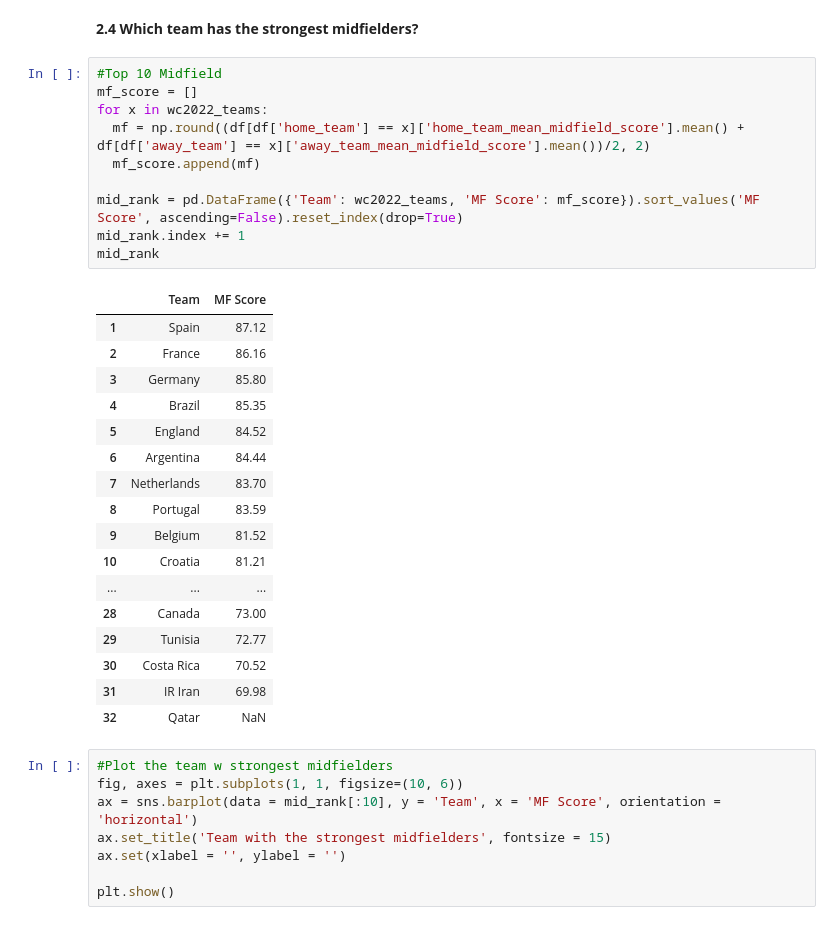
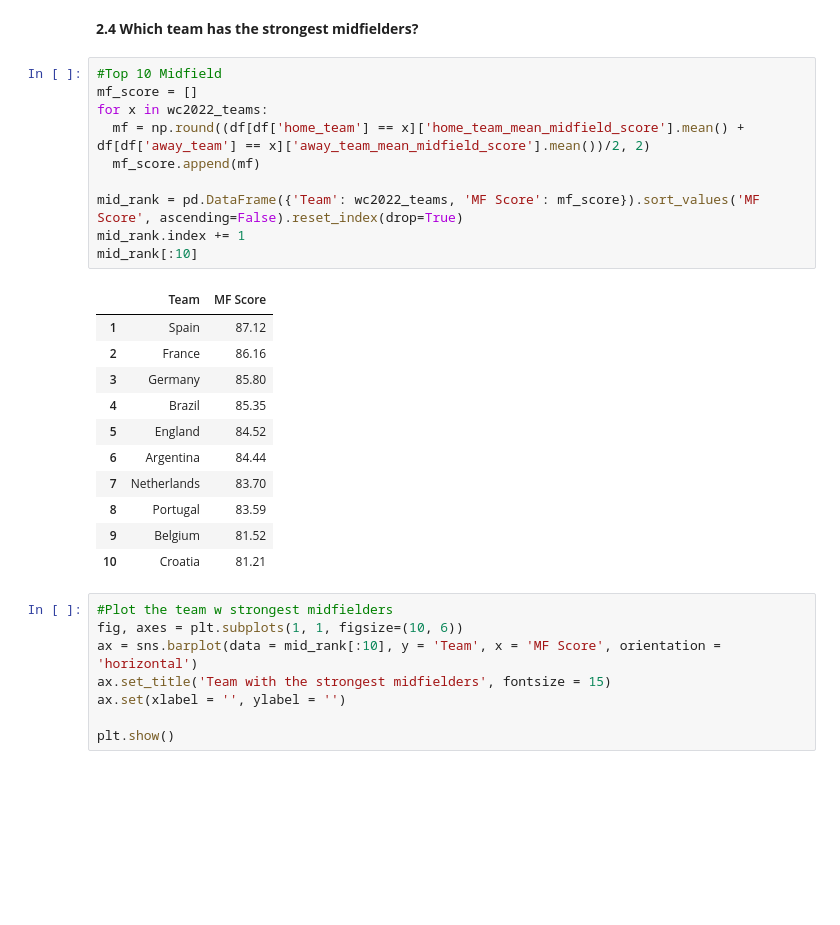
Before and after one commit to FangNaut/FIFA2022, a Jupyter notebook: FIFA.ipynb, the cells around one changed output. Cells and saved outputs as stored; diff of their text form; blank space fills up the shorter version.

```diff
--- a/FIFA.ipynb
+++ b/FIFA.ipynb
@@ -253,31 +236,25 @@ It is not a surpise when Brazil is the strongest defense team with all excellent
 # %%
 #Top 10 Midfield
 mf_score = []
 for x in wc2022_teams:
   mf = np.round((df[df['home_team'] == x]['home_team_mean_midfield_score'].mean() + df[df['away_team'] == x]['away_team_mean_midfield_score'].mean())/2, 2)
   mf_score.append(mf)
 
 mid_rank = pd.DataFrame({'Team': wc2022_teams, 'MF Score': mf_score}).sort_values('MF Score', ascending=False).reset_index(drop=True)
 mid_rank.index += 1
-mid_rank
+mid_rank[:10]
 # %% [output]
 |  | Team | MF Score |
 | 1 | Spain | 87.12 |
 | 2 | France | 86.16 |
 | 3 | Germany | 85.80 |
 | 4 | Brazil | 85.35 |
 | 5 | England | 84.52 |
 | 6 | Argentina | 84.44 |
 | 7 | Netherlands | 83.70 |
 | 8 | Portugal | 83.59 |
 | 9 | Belgium | 81.52 |
 | 10 | Croatia | 81.21 |
-| ... | ... | ... |
-| 28 | Canada | 73.00 |
-| 29 | Tunisia | 72.77 |
-| 30 | Costa Rica | 70.52 |
-| 31 | IR Iran | 69.98 |
-| 32 | Qatar | NaN |
 # %%
 #Plot the team w strongest midfielders
 fig, axes = plt.subplots(1, 1, figsize=(10, 6))
```
Also changed, not shown: parts of 7 cells of this notebook.
